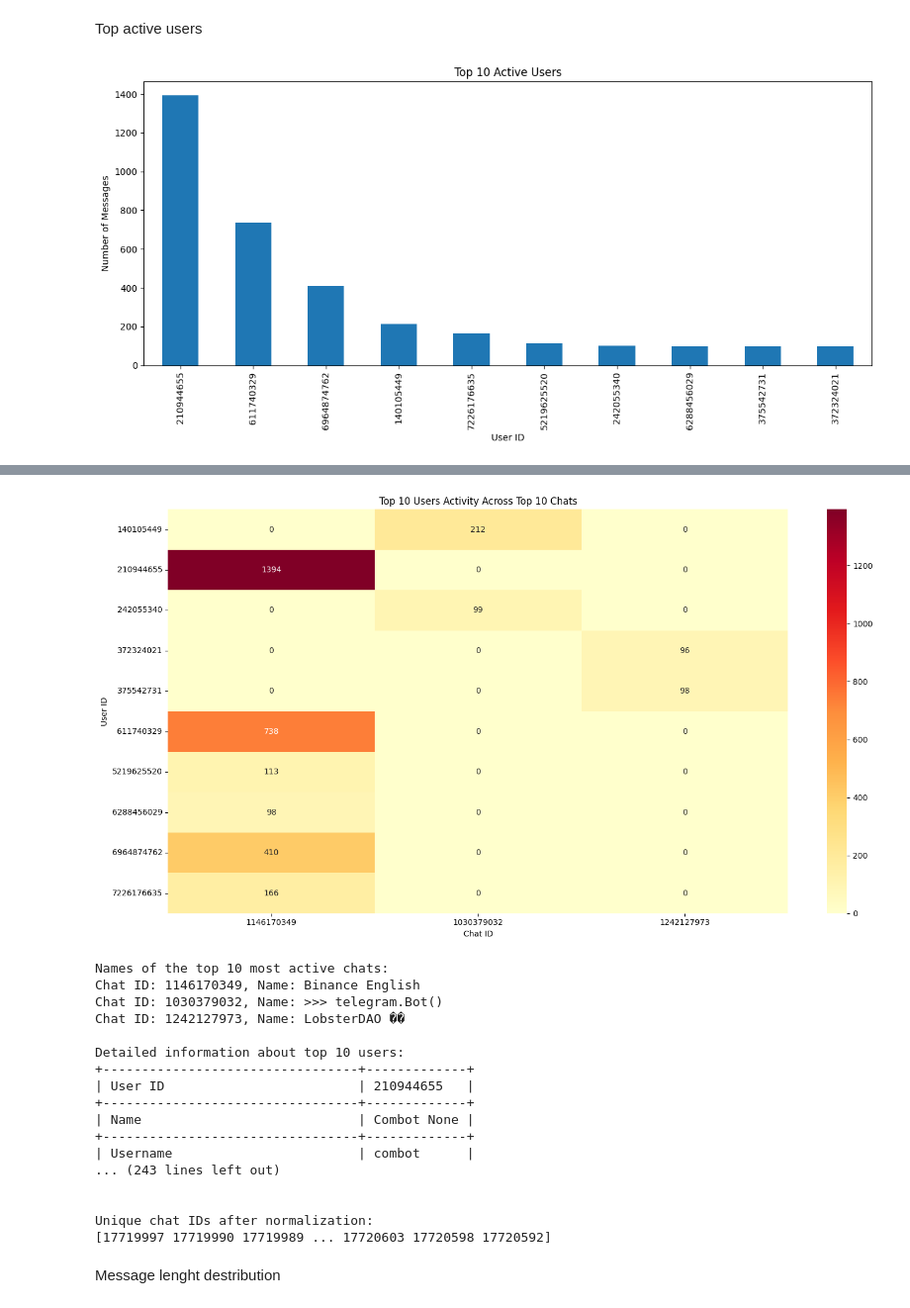
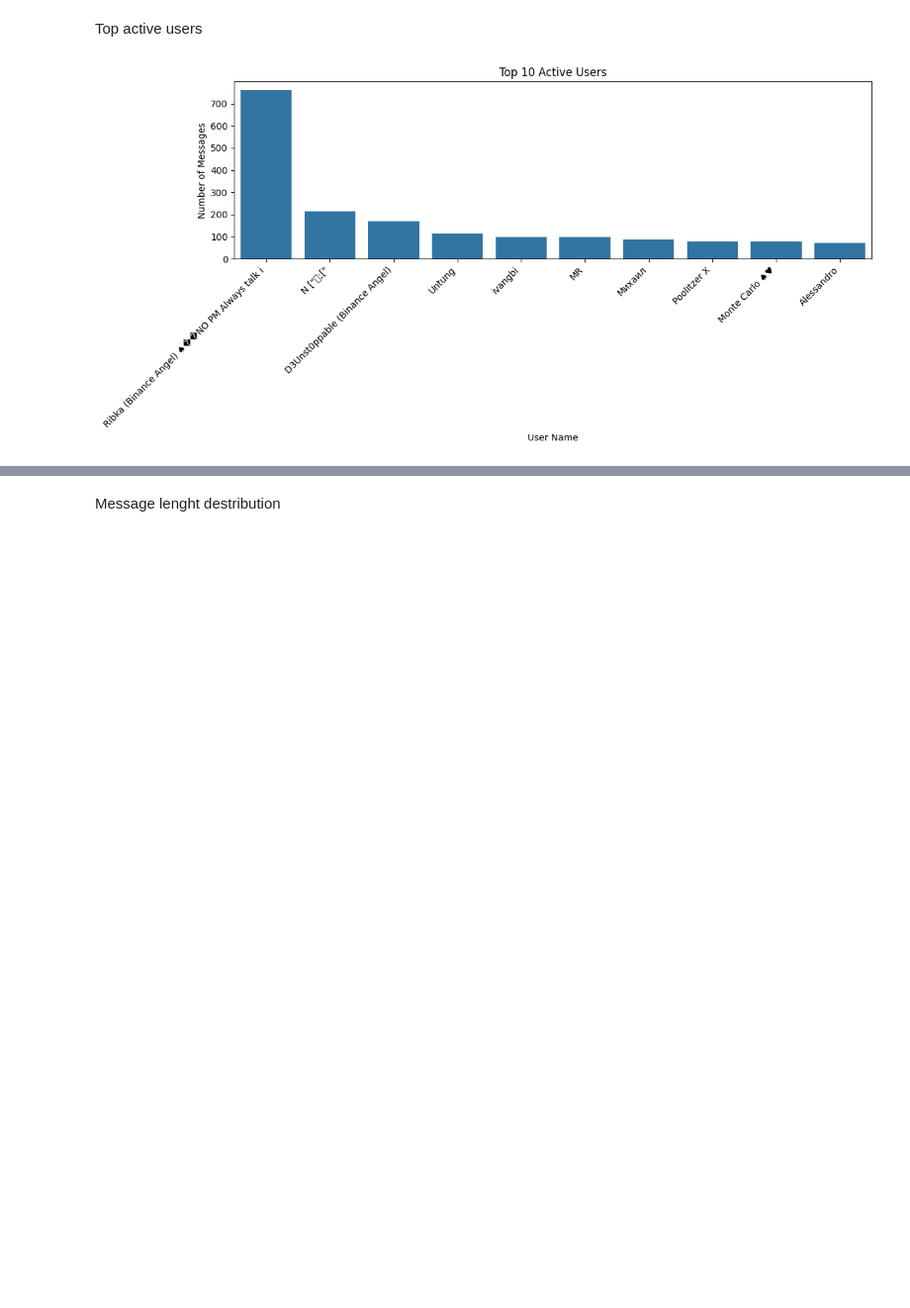
Before and after one commit to ada1312/telegram-scraping-etl, a Jupyter notebook: analysis/chat_analysis.ipynb, the cells around one changed output, grey strips where cells are left out. Shown at 99% size. Saved outputs shown, nothing was run; the diff lists cells and outputs as text; code cells hidden in the pictures; blank space fills up the shorter version.

```diff
--- a/analysis/chat_analysis.ipynb
+++ b/analysis/chat_analysis.ipynb
@@ -89,2 +84,6 @@ print(chat_history_df.head())
+# %%
+#Separate bot and human messages  also for further analysis
+bot_messages_df = chat_history_df[chat_history_df['is_bot'] == True]
+human_messages_df = chat_history_df[chat_history_df['is_bot'] == False]
 # %% [markdown]
 ## Analysis of different statistics
@@ -105,57 +142,57 @@ plt.show()
 # %% [markdown]
 Top active users
 # %%
-
-# Function to normalize chat IDs
+# Function to adjust chat IDs
 def normalize_chat_id(chat_id):
     chat_id_str = str(chat_id)
     if chat_id_str.startswith('-100'):
         return int(chat_id_str[4:])
     return int(chat_id)
 
-# Normalize chat IDs in chat_history_df
-chat_history_df['chat_id'] = chat_history_df['chat_id'].apply(normalize_chat_id)
+# Normalize chat IDs in human_messages_df
+human_messages_df.loc[:, 'chat_id'] = human_messages_df['chat_id'].apply(normalize_chat_id)
 
 # Normalize chat IDs in chat_info_df
-chat_info_df['id'] = chat_info_df['id'].apply(normalize_chat_id)
+chat_info_df.loc[:, 'id'] = chat_info_df['id'].apply(normalize_chat_id)
 
-# Get top 10 active users
-top_users = chat_history_df['from_user'].value_counts().head(10)
+top_users = human_messages_df['from_user'].value_counts().head(10)
+top_users_df = pd.DataFrame({'user_id': top_users.index, 'message_count': top_users.values})
 
-# Plot top 10 active users
+# Merge with user_info_df to get user names
+top_users_with_names = pd.merge(top_users_df, user_info_df[['id', 'first_name', 'last_name']], left_on='user_id', right_on='id', how='left')
+
+top_users_with_names['full_name'] = top_users_with_names['first_name']
+
+# Sort by message count descending
+top_users_with_names = top_users_with_names.sort_values('message_count', ascending=False)
+
+# Plot top 10 active users with names
 plt.figure(figsize=(12, 6))
-top_users.plot(kind='bar')
+sns.barplot(x='full_name', y='message_count', data=top_users_with_names)
 plt.title('Top 10 Active Users')
-plt.xlabel('User ID')
+plt.xlabel('User Name')
 plt.ylabel('Number of Messages')
+plt.xticks(rotation=45, ha='right')
 plt.tight_layout()
 plt.show()
 
+# Print the data for verification
+print(top_users_with_names[['full_name', 'message_count']])
+
 # Analyze user participation across different chats
-user_chat_participation = chat_history_df[chat_history_df['from_user'].isin(top_users.index)]
+user_chat_participation = human_messages_df[human_messages_df['from_user'].isin(top_users.index)]
 user_chat_counts = user_chat_participation.groupby('from_user')['chat_id'].nunique().sort_values(ascending=False)
-
-print("\nNumber of different chats each top user participates in:")
-print(user_chat_counts)
 
 # Create a heatmap of user activity across chats
 user_chat_activity = user_chat_participation.groupby(['from_user', 'chat_id']).size().unstack(fill_value=0)
 user_chat_activity = user_chat_activity.reindex(columns=user_chat_activity.sum().sort_values(ascending=False).index)
 
-plt.figure(figsize=(15, 8))
-sns.heatmap(user_chat_activity.iloc[:, :10], annot=True, fmt='d', cmap='YlOrRd')
-plt.title('Top 10 Users Activity Across Top 10 Chats')
-plt.xlabel('Chat ID')
-plt.ylabel('User ID')
-plt.tight_layout()
-plt.show()
-
 # Get chat names for the top 10 chats
-top_10_chats = user_chat_activity.sum().sort_values(ascending=False).head(10).index
-chat_names = chat_info_df[chat_info_df['id'].isin(top_10_chats)].set_index('id')['name']
+top_5_chats = user_chat_activity.sum().sort_values(ascending=False).head(5).index
+chat_names = chat_info_df[chat_info_df['id'].isin(top_5_chats)].set_index('id')['name']
 
 print("\nNames of the top 10 most active chats:")
-for chat_id in top_10_chats:
+for chat_id in top_5_chats:
     print(f"Chat ID: {chat_id}, Name: {chat_names.get(chat_id, 'Unknown')}")
 
 # Get user info for top 10 users
@@ -164,31 +201,31 @@ top_user_info = user_info_df[user_info_df['id'].isin(top_users.index)].set_index
 print("\nDetailed information about top 10 users:")
 
 for user_id in top_users.index:
     user = top_user_info.loc[user_id]
 
     # User info table
     user_info = [
         ["User ID", user_id],
         ["Name", f"{user['first_name']} {user['last_name']}"],
         ["Username", user['username']],
         ["Total messages", top_users[user_id]],
         ["Number of chats participated in", user_chat_counts[user_id]]
     ]
     print(tabulate(user_info, tablefmt="grid"))
 
     # Top 3 chats table
     print("\nTop 3 most active chats:")
     top_3_chats = user_chat_activity.loc[user_id].sort_values(ascending=False).head(3)
     chat_info = [
         [chat_id, chat_names.get(chat_id, 'Unknown'), message_count]
         for chat_id, message_count in top_3_chats.items()
     ]
     print(tabulate(chat_info, headers=["Chat ID", "Chat Name", "Messages"], tablefmt="grid"))
 
     print("\n" + "="*50 + "\n")  # Separator between users
 
 # Print unique chat IDs after normalization
 print("\nUnique chat IDs after normalization:")
 print(chat_history_df['id'].unique())
 # %% [output]
-[figure, old version]
+[figure, new version]
@@ -208,21 +249,3 @@ Name: chat_id, dtype: int64
-[figure, removed]
-Names of the top 10 most active chats:
-Chat ID: 1146170349, Name: Binance English
-Chat ID: 1030379032, Name: >>> telegram.Bot()
-Chat ID: 1242127973, Name: LobsterDAO ��
-
-Detailed information about top 10 users:
-+---------------------------------+-------------+
-| User ID                         | 210944655   |
-+---------------------------------+-------------+
-| Name                            | Combot None |
-+---------------------------------+-------------+
-| Username                        | combot      |
-... (243 lines left out)
-
-
-Unique chat IDs after normalization:
-[17719997 17719990 17719989 ... 17720603 17720598 17720592]
 # %% [markdown]
 Message lenght destribution
 # %%
```
Also changed, not shown: parts of 6 cells of this notebook.
